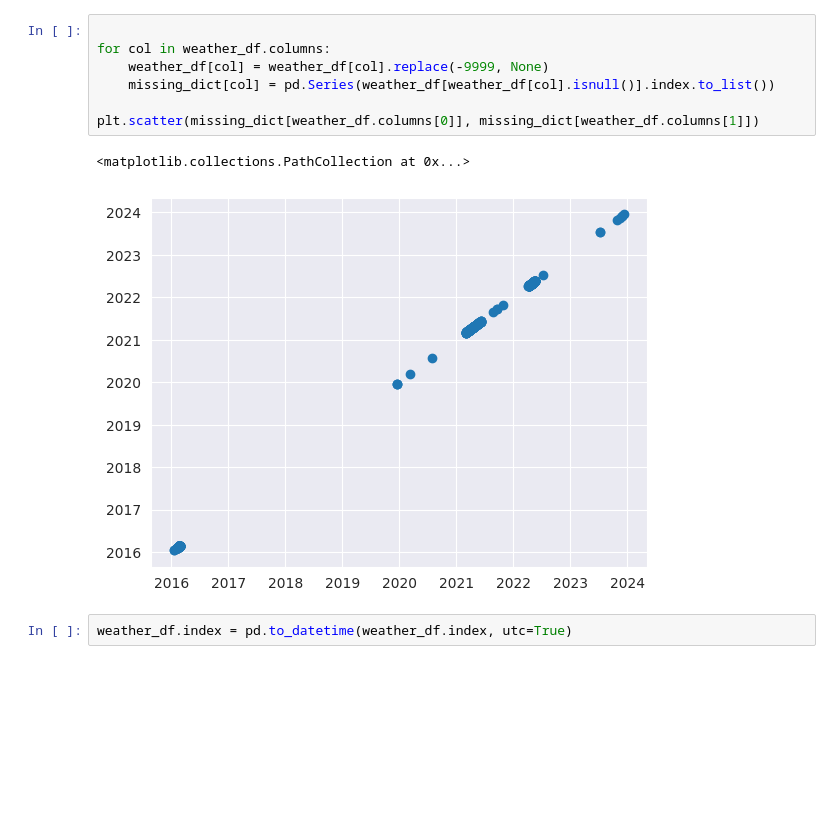
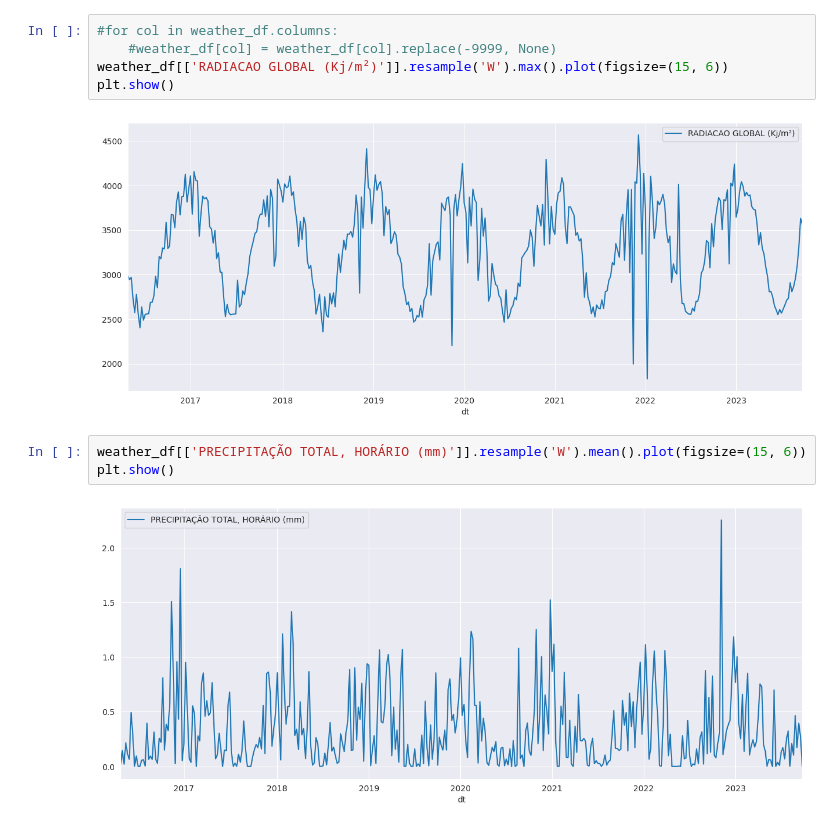
Before and after one commit to Patrick448/time-series-analysis, a Jupyter notebook: Notebooks/input_data_study2.ipynb, the cells around one changed output. Drawn from its saved outputs; the diff is of its cells as text; blank space fills up the shorter version.

```diff
--- a/Notebooks/input_data_study2.ipynb
+++ b/Notebooks/input_data_study2.ipynb
@@ -43,12 +200,12 @@ for key in missing_dict.keys():
 # %%
-
-for col in weather_df.columns:
-    weather_df[col] = weather_df[col].replace(-9999, None)
-    missing_dict[col] = pd.Series(weather_df[weather_df[col].isnull()].index.to_list())
-
-plt.scatter(missing_dict[weather_df.columns[0]], missing_dict[weather_df.columns[1]])
+#for col in weather_df.columns:
+    #weather_df[col] = weather_df[col].replace(-9999, None)
+weather_df[['RADIACAO GLOBAL (Kj/m²)']].resample('W').max().plot(figsize=(15, 6))
+plt.show()
 # %% [output]
-<matplotlib.collections.PathCollection at 0x...>
-[figure, old version]
+[figure, new version]
-# %%
-weather_df.index = pd.to_datetime(weather_df.index, utc=True)
+# %%
+weather_df[['PRECIPITAÇÃO TOTAL, HORÁRIO (mm)']].resample('W').mean().plot(figsize=(15, 6))
+plt.show()
+# %% [output]
+[figure, added]
```
Also changed, not shown: parts of 20 cells of this notebook, 11 other files.
